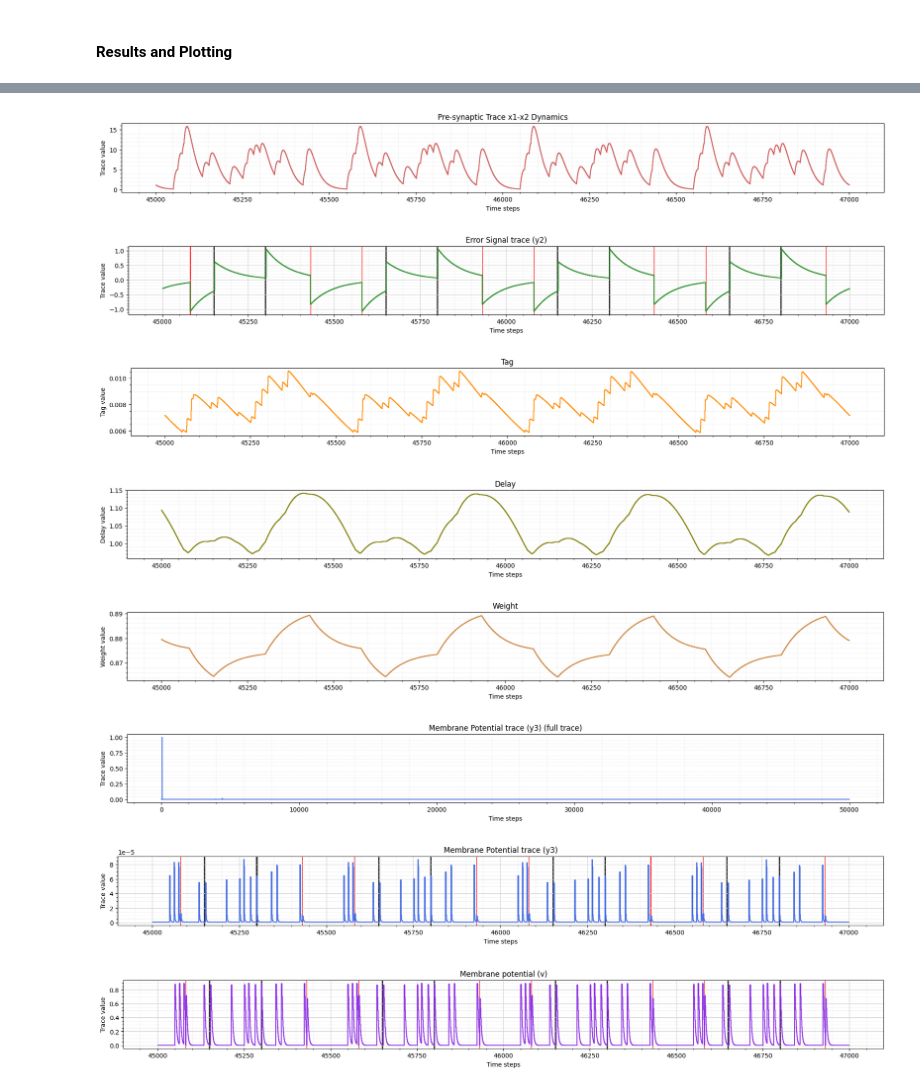
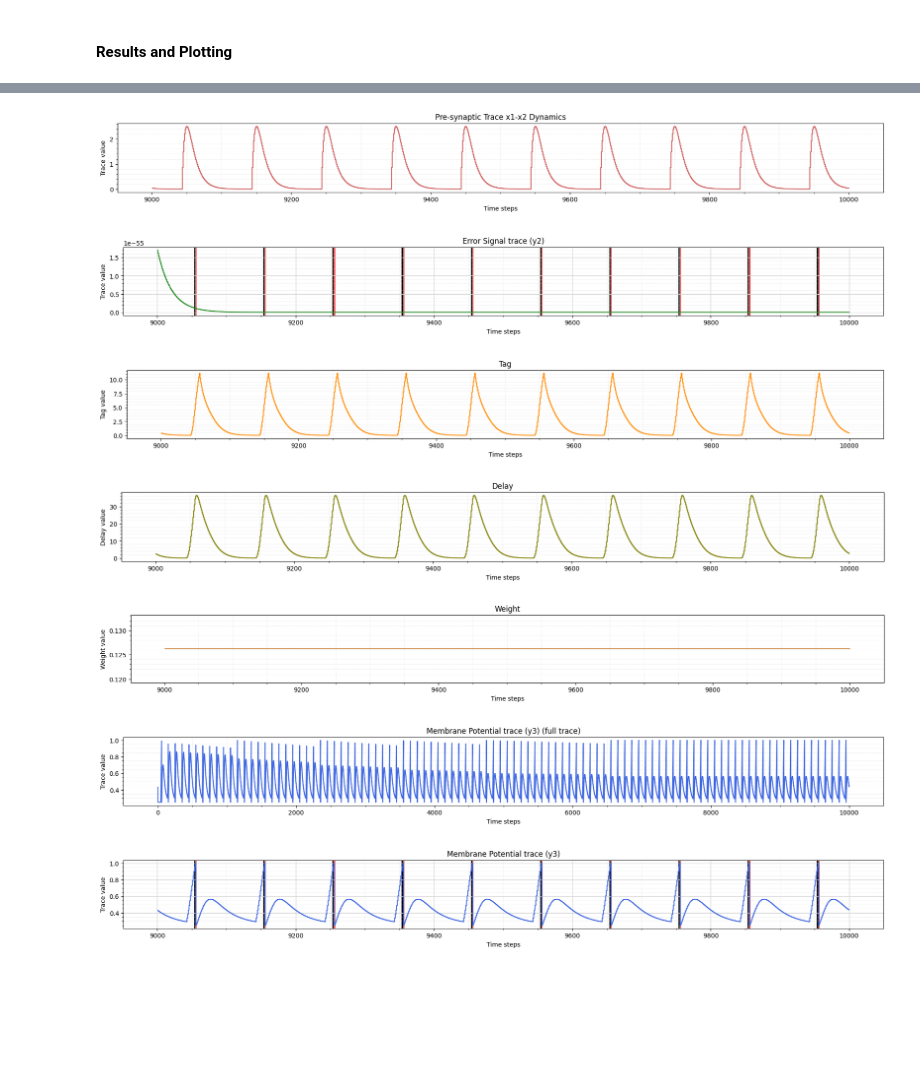
Before and after one commit to lava-nc/lava, a Jupyter notebook: tutorials/in_depth/three_factor_learning/tutorial11_SuperSpike_DoubleExponential.ipynb, the cells around one changed output, grey strips where cells are left out. Cells and saved outputs as stored; diff of their text form; code cells hidden in the pictures; blank space fills up the shorter version.

Commit message:
modifying time constants : worked for one spike

```diff
--- a/tutorials/in_depth/three_factor_learning/tutorial11_SuperSpike_DoubleExponential.ipynb
+++ b/tutorials/in_depth/three_factor_learning/tutorial11_SuperSpike_DoubleExponential.ipynb
@@ -32,15 +32,15 @@ SuperSpike = DoubleExponentialSuperSpikeLoihi(learning_rate=0.000199,
 #### Setting Simulation Parameters and Creating Input Spikes
 # %%
 SELECT_TAG = "floating_pt"
+# %%
+# General Params
+num_rounds = 100
+num_steps_single_presentation = 100
+num_steps = num_rounds * num_steps_single_presentation
 # %%
 # ============================================================================================================
 # PARAMS
 # ============================================================================================================
-# General Params
-num_rounds = 100
-num_steps_single_presentation = 500
-num_steps = num_rounds * num_steps_single_presentation
-
 # Neural Params
 num_neurons_pre = 1
 shape_lif_pre = (num_neurons_pre, )
@@ -50,23 +50,25 @@ vth_pre = 0.99
 
 num_neurons_post = 1
 shape_lif_post = (num_neurons_post, )
-du_post = 0.3
-dv_post = 0.7
+du_post = 0.03
+dv_post = 0.07
 vth_post = 1
 
 wgt_input_pre = np.eye(num_neurons_pre) * 1
 
 shape_pre_post = shape_lif_post + shape_lif_pre
-wgt_pre_post = np.full(shape_pre_post, 1)
+wgt_pre_post = np.full(shape_pre_post, 0.15)
 
 wgt_reward_post = np.eye(num_neurons_post) * 1
 
 np.random.seed(1523)
 spike_prob = 0.03
 spike_raster_pre = np.zeros((num_neurons_pre, num_steps_single_presentation), dtype=int)
-np.place(spike_raster_pre, np.random.rand(num_neurons_pre, num_steps_single_presentation) < spike_prob, 1)
 
-spike_times_post_target = [150, 300]
+#np.place(spike_raster_pre, np.random.rand(num_neurons_pre, num_steps_single_presentation) < spike_prob, 1)
+spike_raster_pre[0, 40] = 1
+
+spike_times_post_target = [54]
 spikes_raster_post_target = np.zeros((num_neurons_post, num_steps_single_presentation), dtype=int)
 spikes_raster_post_target[0, spike_times_post_target] = 1
 # ============================================================================================================
@@ -223,11 +283,11 @@ plot_time_series(time=time,
 # %%
 # starting and ending time steps
 # for targeted plotting
-starting = 45000
-ending = 47000
+starting = num_steps - 1000
+ending = num_steps
 # %%
 pre_spikes_output = []
-pre_spike_output_range = np.where(pre_spikes[:, 0])[0]
+pre_spike_output_range = np.where(pre_spikes_neuronA[:, 0])[0]
 for po in pre_spike_output_range:
     if po in range(starting, ending+1):
         pre_spikes_output.append(po)
@@ -247,12 +307,9 @@ for to in target_spike_output:
 print("POST SPIKE TIMES   : ", post_spikes_output)
 print("TARGET SPIKE TIMES : ", target_spike, "\n")
 
-#print("FIRST POST AND TARGET SPIKE DIFF : ", target_spike[0] - post_spikes_output[0])
-#print("POST SPIKES PAIR DIFF            : ", post_spikes_output[2] - post_spikes_output[1], "\n")
-
 # Plot spikes
 print("POST SPIKING WINDOW :", starting, " to ", ending)
-plot_spikes(spikes=[np.where(np.tile(spikes_raster_post_target[0], int(len(target_spike)/2)))[0], np.where(post_spikes[starting:ending, 0])[0]],
+plot_spikes(spikes=[np.where(np.tile(spikes_raster_post_target[0], int(len(target_spike))))[0], np.where(post_spikes[starting:ending, 0])[0]],
             legend=['Post (T)', 'Post'],
             colors=["maroon", 'blue'],
             )
@@ -353,44 +360,32 @@ plot_time_series(time=time[starting:ending],
                  figsize=(22, 2),
                  color='peru')
 # %% [output]
-[figure, old version]
+[figure, new version]
-[figure, old version]
+[figure, new version]
-[figure, old version]
+[figure, new version]
-[figure, old version]
+[figure, new version]
-[figure, old version]
+[figure, new version]
 # %%
 plot_time_series(time=time,
                  time_series=y3_,
                  ylabel="Trace value",
                  title="Membrane Potential trace (y3) (full trace)",
                  figsize=(22, 2),
                  color='royalblue')
 
 plot_time_series_combo(time=time[starting:ending],
                        time_series=y3_[starting:ending],
                        ylabel="Trace value",
                        title="Membrane Potential trace (y3)",
                        figsize=(22, 2),
                        colors=['royalblue','red', 'black'],
                        spikes=post_spikes_output,
                        spikes_target=target_spike,
                        target=True
                        )
-
-plot_time_series_combo(time=time[starting:ending],
-                       time_series=v[starting:ending],
-                       ylabel="Trace value",
-                       title="Membrane potential (v)",
-                       figsize=(22, 2),
-                       colors=['blueviolet','red', 'black'],
-                       spikes=post_spikes_output,
-                       spikes_target=target_spike,
-                       target=True
-                       )
 # %% [output]
-[figure, old version]
+[figure, new version]
-[figure, old version]
+[figure, new version]
-[figure, removed]
 # %%
 plot_time_series(time=time,
                  time_series=tag,
```
Also changed, not shown: parts of 12 cells of this notebook, 1 other file.
